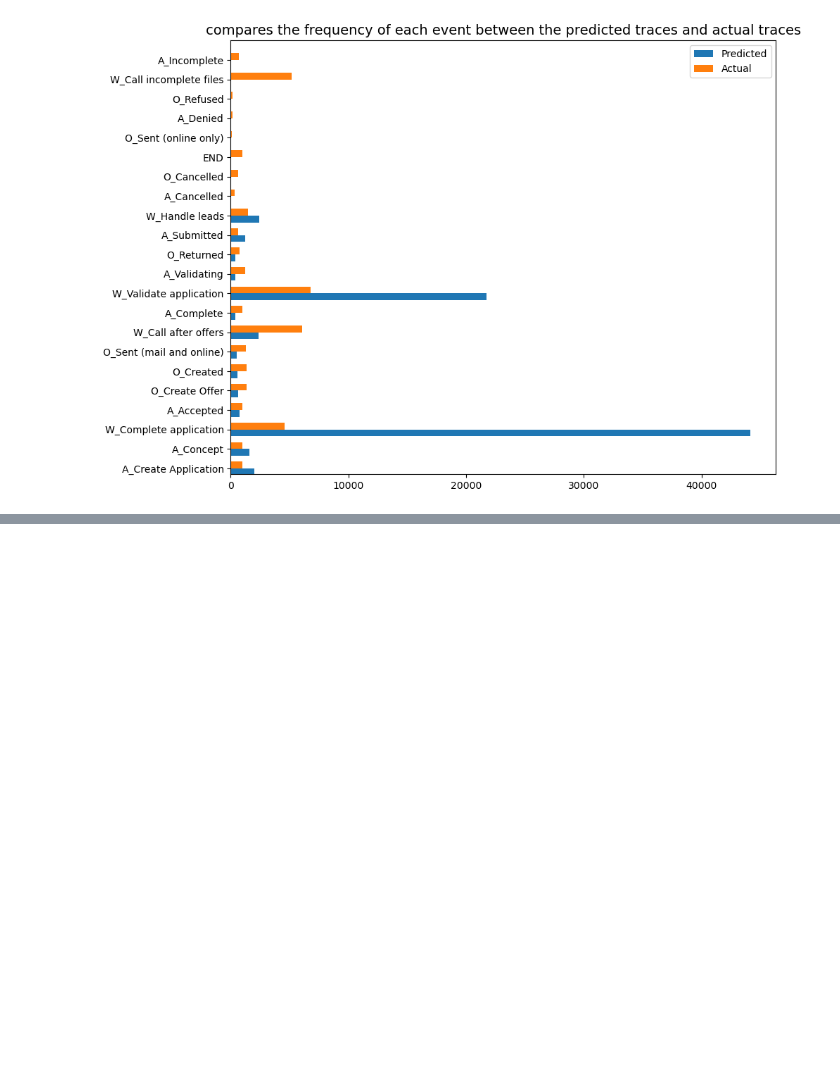
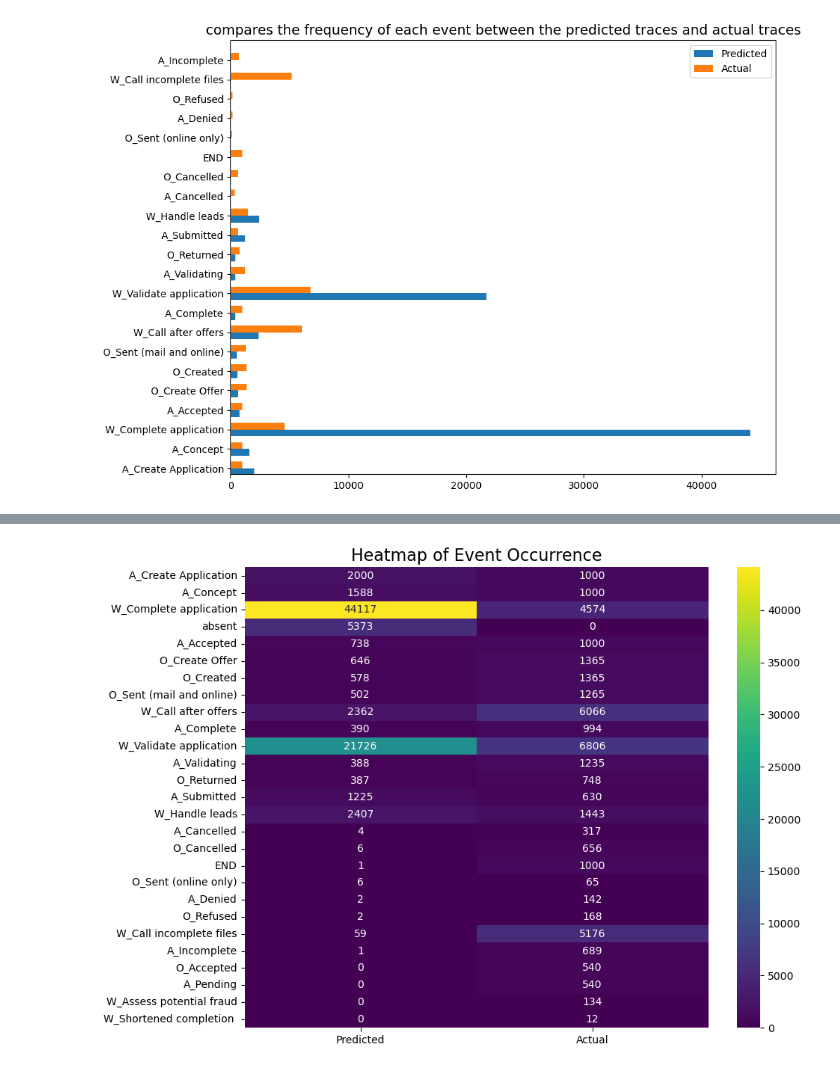
Before and after one commit to AlexRaudvee/Process_Mining_1, a Jupyter notebook: Sprint_3/vis_trace.ipynb, the cells around one changed output, grey strips where cells are left out. Saved outputs shown, nothing was run; the diff lists cells and outputs as text; code cells hidden in the pictures; blank space fills up the shorter version.

```diff
--- a/Sprint_3/vis_trace.ipynb
+++ b/Sprint_3/vis_trace.ipynb
@@ -226,0 +283,27 @@ fig.show()
+# %%
+# Flatten the list of events for all sequences
+all_pred_events = [event for sublist in df['predicted_events']
+                   for event in sublist]
+all_act_events = [event for sublist in df['actual_events']
+                  for event in sublist]
+
+pred_counts = Counter(all_pred_events)
+act_counts = Counter(all_act_events)
+
+# Creating a DataFrame from the counters
+event_df = pd.DataFrame({
+    'Predicted': pred_counts,
+    'Actual': act_counts
+})
+
+# Filling NaN values with zeros since they represent no occurrence
+event_df = event_df.fillna(0)
+
+# Creating the heatmap
+plt.figure(figsize=(10, 8))
+sns.heatmap(event_df, annot=True, fmt='.0f', cmap='viridis')
+plt.title('Heatmap of Event Occurrence', fontsize=16)
+plt.show()
+# Assess whether events are overestimated, underestimated, or closely match actual counts
+# %% [output]
+[figure, added]
```
Also changed, not shown: parts of 9 cells of this notebook.
